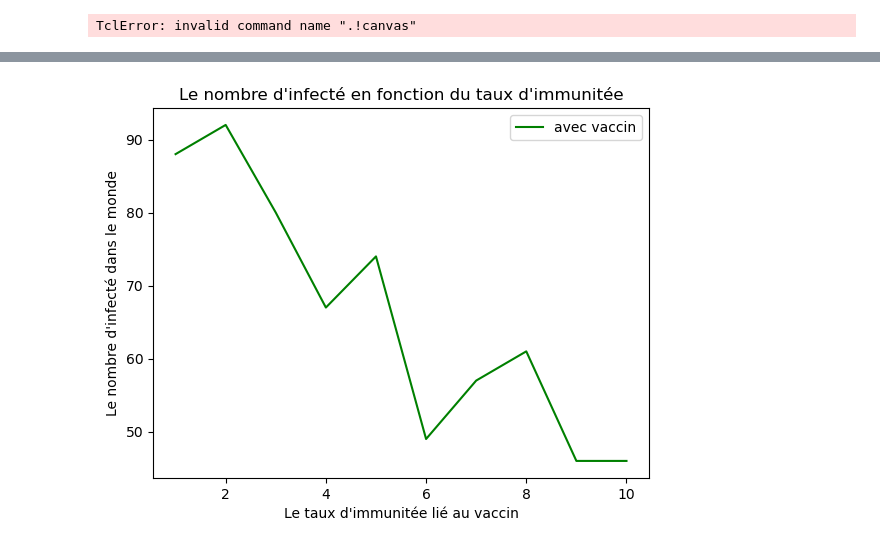
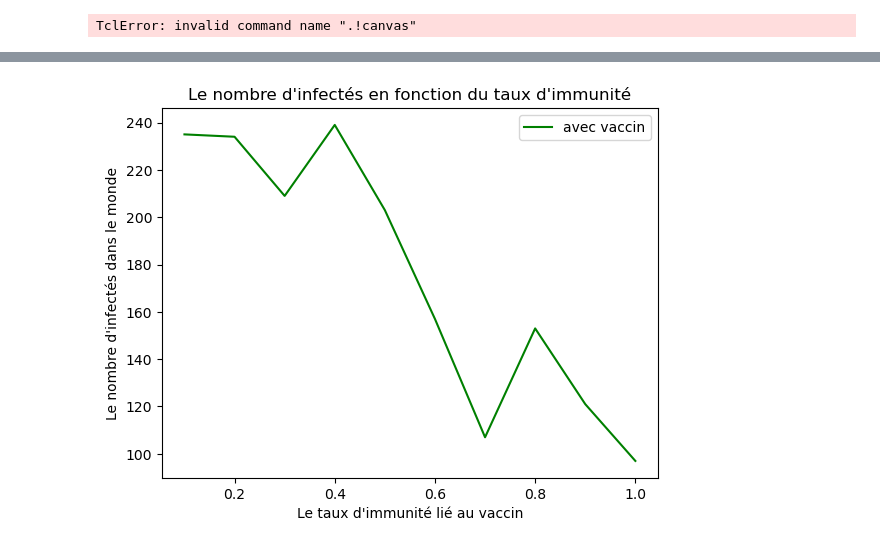
Before and after one commit to are-dynamic-2024-g3/Sars-cov-2, a Jupyter notebook: Projet.ipynb, the cells around one changed output, grey strips where cells are left out. Saved outputs shown, nothing was run; the diff lists cells and outputs as text; code cells hidden in the pictures.

```diff
--- a/Projet.ipynb
+++ b/Projet.ipynb
@@ -401,42 +401,39 @@ TclError: invalid command name ".!canvas"
 #les variables:
 
 #taille du monde:
+n = 20
+m = 20
 
-n = 20
-m = 10
-
-
-nb_tour = 10
+nb_tour = 20
 
 #taux d'infection :
-
 infection = 2
 varinfect = np.arange(1,11,1)
 
-chance_infect = 0.4
-varchance_infect = np.arange(0,1.1,0.1) #moi
+chance_infect = 0.6
+varchance_infect = np.arange(0,1.1,0.1)
 
 #durée de vie virus et vaccin :
-
 duree_infection = 3
 vardur_infect = np.arange(1,21,1)
 
-duree_vaccin = 12
-vardur_vac = np.arange(1,21,1) #moi c'est hyper relative au chiffre donné par le nombre de vaccin
+duree_vaccin = 15
+vardur_vac = np.arange(1,21,1)
 
 #taux vaccinal :
-
 taux_immun = 0.97
 vartaux_immun = np.arange(0.1,1.1,0.1)
 
 freq_vaccin = 1
-varfreq_vac = np.arange(1,11,1) #moi c'est hyper relative au chiffre donné par le nombre de vaccin
+varfreq_vac = np.arange(1,11,1)
 
 nb_vacc = 5
 varnb_var = np.arange(1,6,1)
+
 # déplacement
+freq_depla = 3
 
-freq_depla = 4
+
 #la taille des mondes sur la quelle nous travaillons n'est pas suffisante pour
 #que la frequence de deplacement est un impacte significatif sur les infections
 # %%
@@ -647,36 +636,36 @@ plt.show()
 # %%
 #vartaux_immun = np.arange(0.1,1.1,0.1)
 def tour_boucle_vaccin5(world,infection,nbtour,freq_depla,duree_infection,parallele,duree_vaccin,freq_vaccin,vartaux_immun,chance_infect,nb_vacc):
     liste = []
     i = 0
     for p in vartaux_immun:
         i=0
         worldbis = np.copy(world)
         parabis = np.copy(parallele)
         while i < nbtour:
             if i%freq_depla == 0:
                 worldbis,parabis = deplacement(worldbis,parabis)
             if i%freq_vaccin == 0:
                 for j in range (0,nb_vacc):
                     worldbis = vaccin(worldbis)
             worldbis,parabis = tour_vaccin(worldbis,infection,duree_infection,parabis,duree_vaccin,p,chance_infect)
             i+= 1
         liste.append(worldbis)
     return liste
 
 
 Lecture5_bis = lecture_infection(tour_boucle_vaccin5(world,infection,nb_tour,freq_depla,duree_infection,parallele,duree_vaccin,freq_vaccin,vartaux_immun,chance_infect,nb_vacc))
 
 
 plt.figure()
-plt.xlabel("Le taux d'immunitée lié au vaccin")
-plt.ylabel("Le nombre d'infecté dans le monde")
-plt.title("Le nombre d'infecté en fonction du taux d'immunitée")
-plt.plot(varinfect,Lecture5_bis,'g', label= "avec vaccin")
+plt.xlabel("Le taux d'immunité lié au vaccin")
+plt.ylabel("Le nombre d'infectés dans le monde")
+plt.title("Le nombre d'infectés en fonction du taux d'immunité")
+plt.plot(vartaux_immun,Lecture5_bis,'g', label= "avec vaccin")
 plt.legend()
 plt.show()
 # %% [output]
-[figure, old version]
+[figure, new version]
 # %%
 #en fonction du nombre de vaccin
 
```
Also changed, not shown: parts of 9 cells of this notebook.
